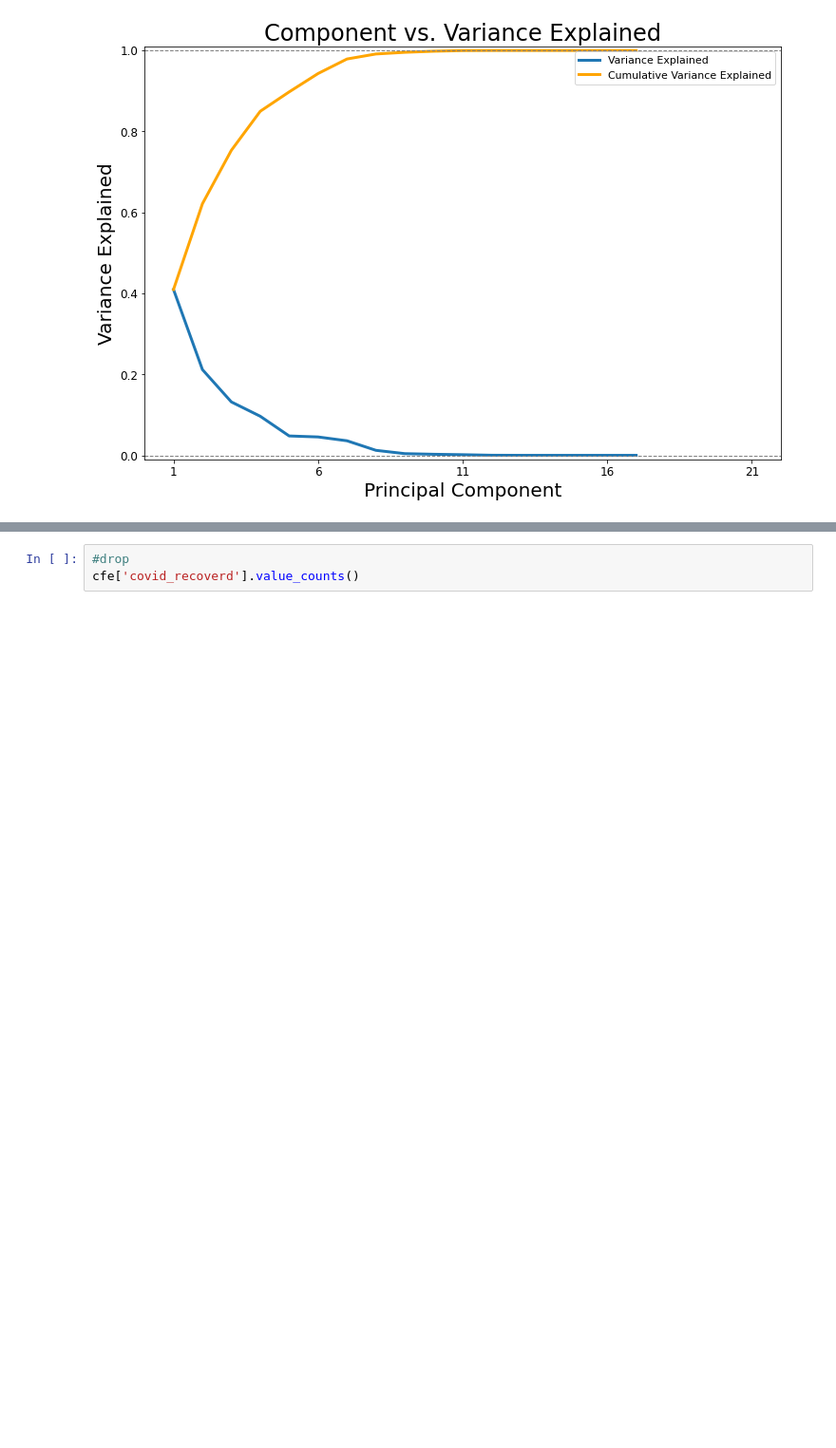
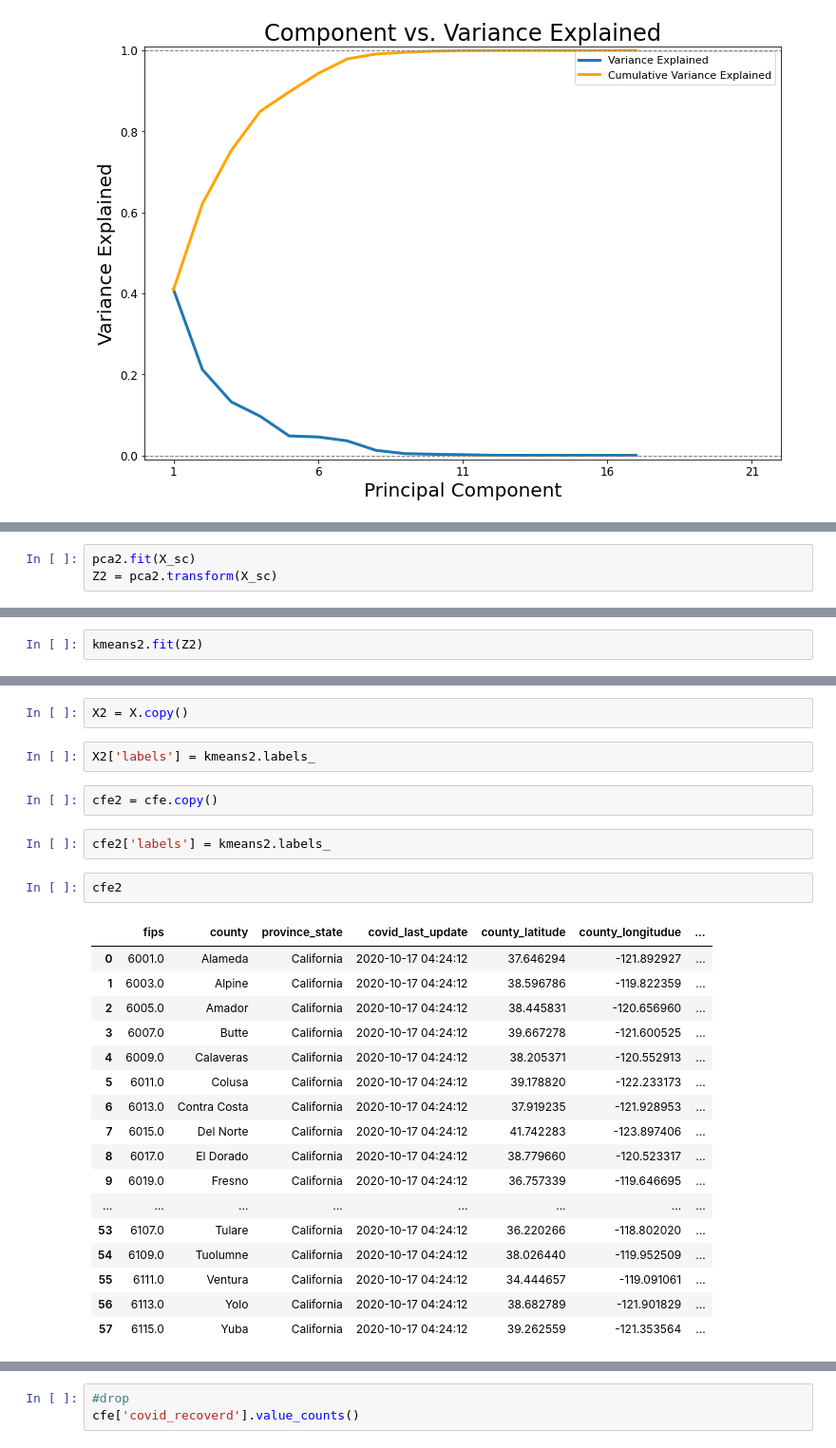
Before and after one commit to iforani/project-five, a Jupyter notebook: code/Clustering.ipynb, the cells around one changed output, grey strips where cells are left out. Shown at 95% size. Cells and saved outputs as stored; diff of their text form; blank space fills up the shorter version.

Commit message:
risk labels

```diff
--- a/code/Clustering.ipynb
+++ b/code/Clustering.ipynb
@@ -243,0 +268,3 @@ plt.legend(fontsize=11);
+# %%
+pca2.fit(X_sc)
+Z2 = pca2.transform(X_sc)
@@ -243,0 +302,2 @@ plt.legend(fontsize=11);
+# %%
+kmeans2.fit(Z2)
@@ -243,0 +314,28 @@ plt.legend(fontsize=11);
+# %%
+X2 = X.copy()
+# %%
+X2['labels'] = kmeans2.labels_
+# %%
+cfe2 = cfe.copy()
+# %%
+cfe2['labels'] = kmeans2.labels_
+# %%
+cfe2
+# %% [output]
+|  | fips | county | province_state | covid_last_update | county_latitude | county_longitudue | ... |
+| 0 | 6001.0 | Alameda | California | 2020-10-17 04:24:12 | 37.646294 | -121.892927 | ... |
+| 1 | 6003.0 | Alpine | California | 2020-10-17 04:24:12 | 38.596786 | -119.822359 | ... |
+| 2 | 6005.0 | Amador | California | 2020-10-17 04:24:12 | 38.445831 | -120.656960 | ... |
+| 3 | 6007.0 | Butte | California | 2020-10-17 04:24:12 | 39.667278 | -121.600525 | ... |
+| 4 | 6009.0 | Calaveras | California | 2020-10-17 04:24:12 | 38.205371 | -120.552913 | ... |
+| 5 | 6011.0 | Colusa | California | 2020-10-17 04:24:12 | 39.178820 | -122.233173 | ... |
+| 6 | 6013.0 | Contra Costa | California | 2020-10-17 04:24:12 | 37.919235 | -121.928953 | ... |
+| 7 | 6015.0 | Del Norte | California | 2020-10-17 04:24:12 | 41.742283 | -123.897406 | ... |
+| 8 | 6017.0 | El Dorado | California | 2020-10-17 04:24:12 | 38.779660 | -120.523317 | ... |
+| 9 | 6019.0 | Fresno | California | 2020-10-17 04:24:12 | 36.757339 | -119.646695 | ... |
+| ... | ... | ... | ... | ... | ... | ... | ... |
+| 53 | 6107.0 | Tulare | California | 2020-10-17 04:24:12 | 36.220266 | -118.802020 | ... |
+| 54 | 6109.0 | Tuolumne | California | 2020-10-17 04:24:12 | 38.026440 | -119.952509 | ... |
+| 55 | 6111.0 | Ventura | California | 2020-10-17 04:24:12 | 34.444657 | -119.091061 | ... |
+| 56 | 6113.0 | Yolo | California | 2020-10-17 04:24:12 | 38.682789 | -121.901829 | ... |
+| 57 | 6115.0 | Yuba | California | 2020-10-17 04:24:12 | 39.262559 | -121.353564 | ... |
```
Also changed, not shown: parts of 68 cells of this notebook, 2 other files.
